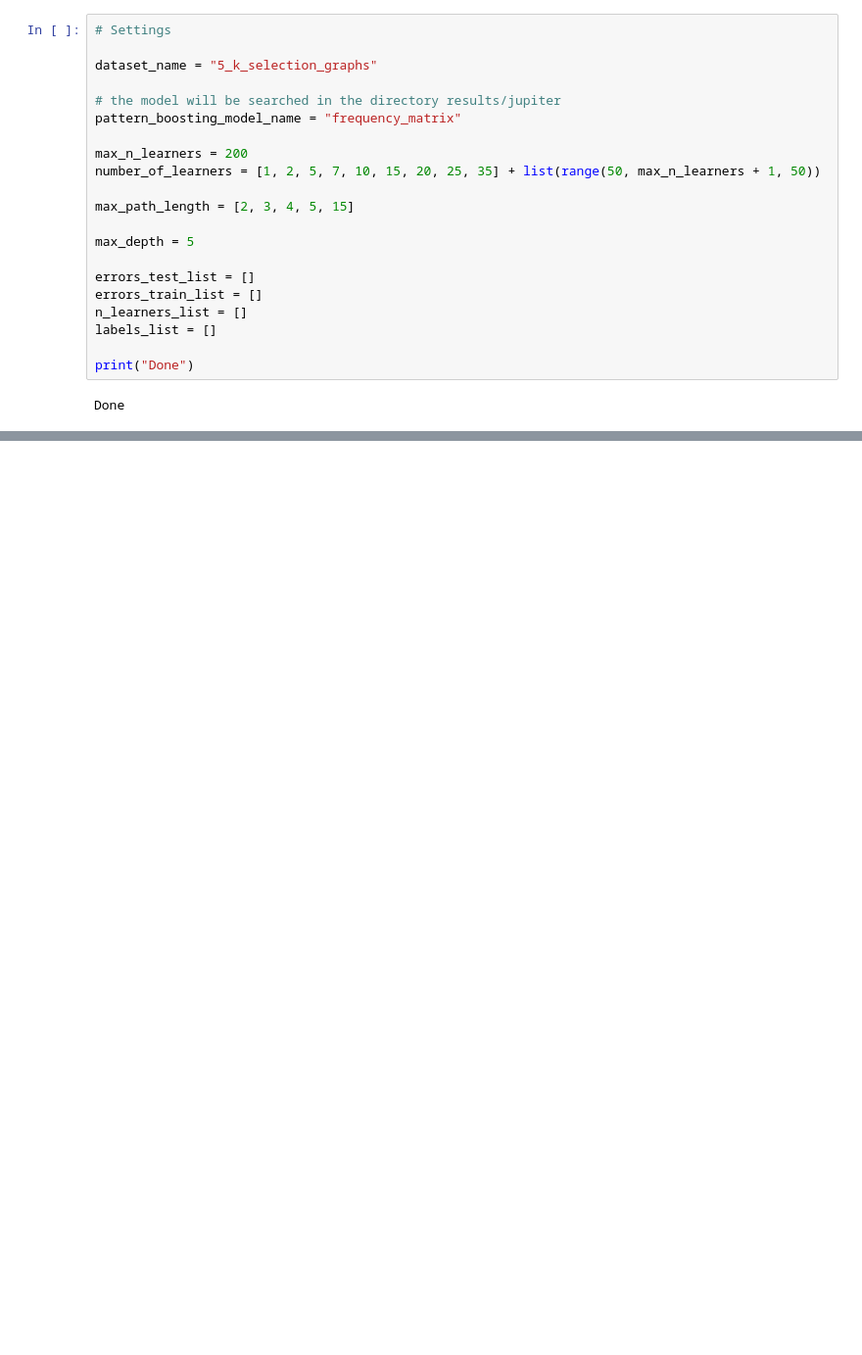
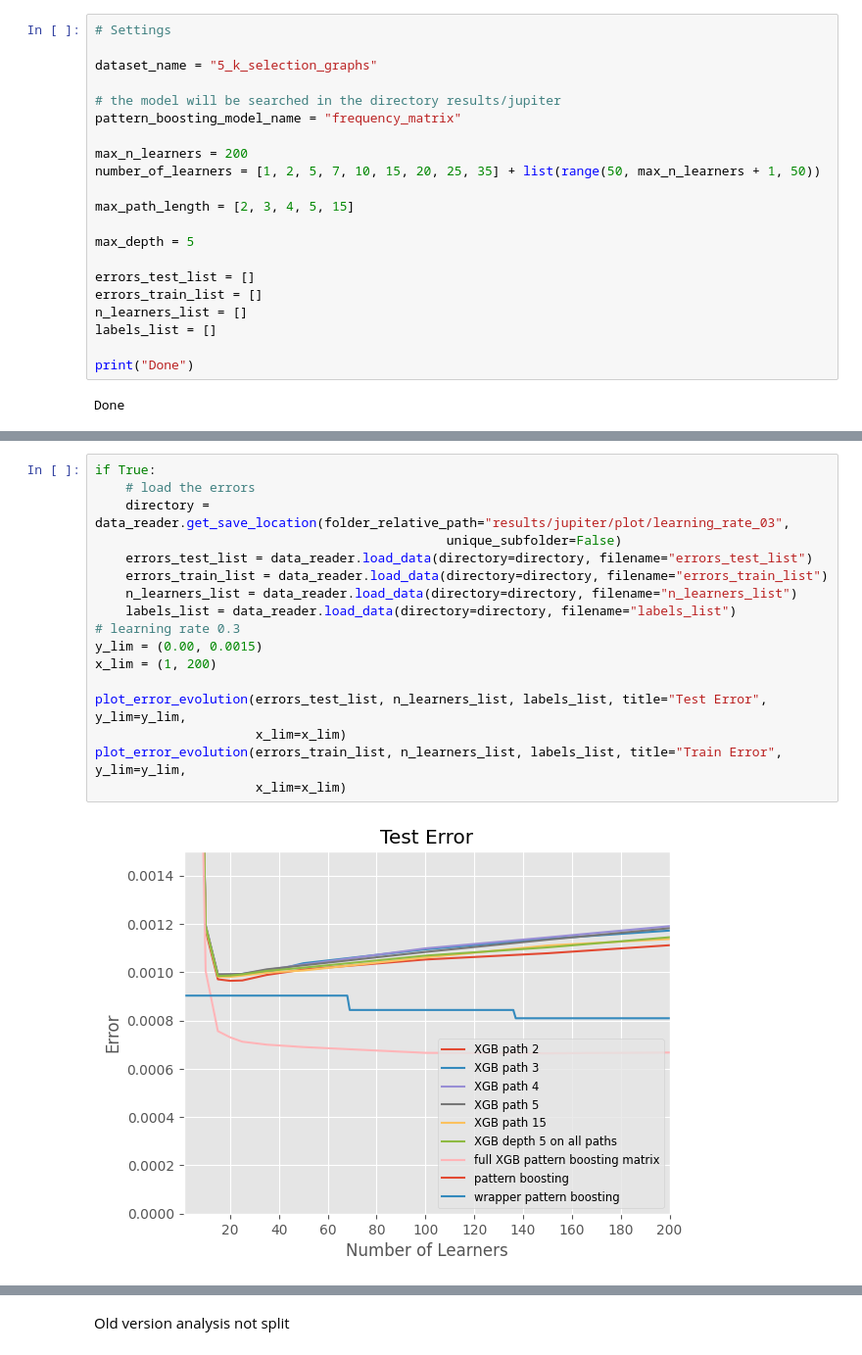
Before and after one commit to Claudio-Me/Path-Boosting-Public, a Jupyter notebook: wrapped_boosting_analysis.ipynb, the cells around one changed output, grey strips where cells are left out. Shown at 98% size. Cells and saved outputs as stored; diff of their text form; blank space fills up the shorter version.

Commit message:
Implementing some analysis

```diff
--- a/wrapped_boosting_analysis.ipynb
+++ b/wrapped_boosting_analysis.ipynb
@@ -371,0 +403,19 @@ if True:
+# %%
+if True:
+    # load the errors
+    directory = data_reader.get_save_location(folder_relative_path="results/jupiter/plot/learning_rate_03",
+                                              unique_subfolder=False)
+    errors_test_list = data_reader.load_data(directory=directory, filename="errors_test_list")
+    errors_train_list = data_reader.load_data(directory=directory, filename="errors_train_list")
+    n_learners_list = data_reader.load_data(directory=directory, filename="n_learners_list")
+    labels_list = data_reader.load_data(directory=directory, filename="labels_list")
+# learning rate 0.3
+y_lim = (0.00, 0.0015)
+x_lim = (1, 200)
+
+plot_error_evolution(errors_test_list, n_learners_list, labels_list, title="Test Error", y_lim=y_lim,
+                     x_lim=x_lim)
+plot_error_evolution(errors_train_list, n_learners_list, labels_list, title="Train Error", y_lim=y_lim,
+                     x_lim=x_lim)
+# %% [output]
+[figure, added]
@@ -371,0 +423,2 @@ if True:
+# %% [markdown]
+Old version analysis not split
```
Also changed, not shown: parts of 13 cells of this notebook, 7 other files.
